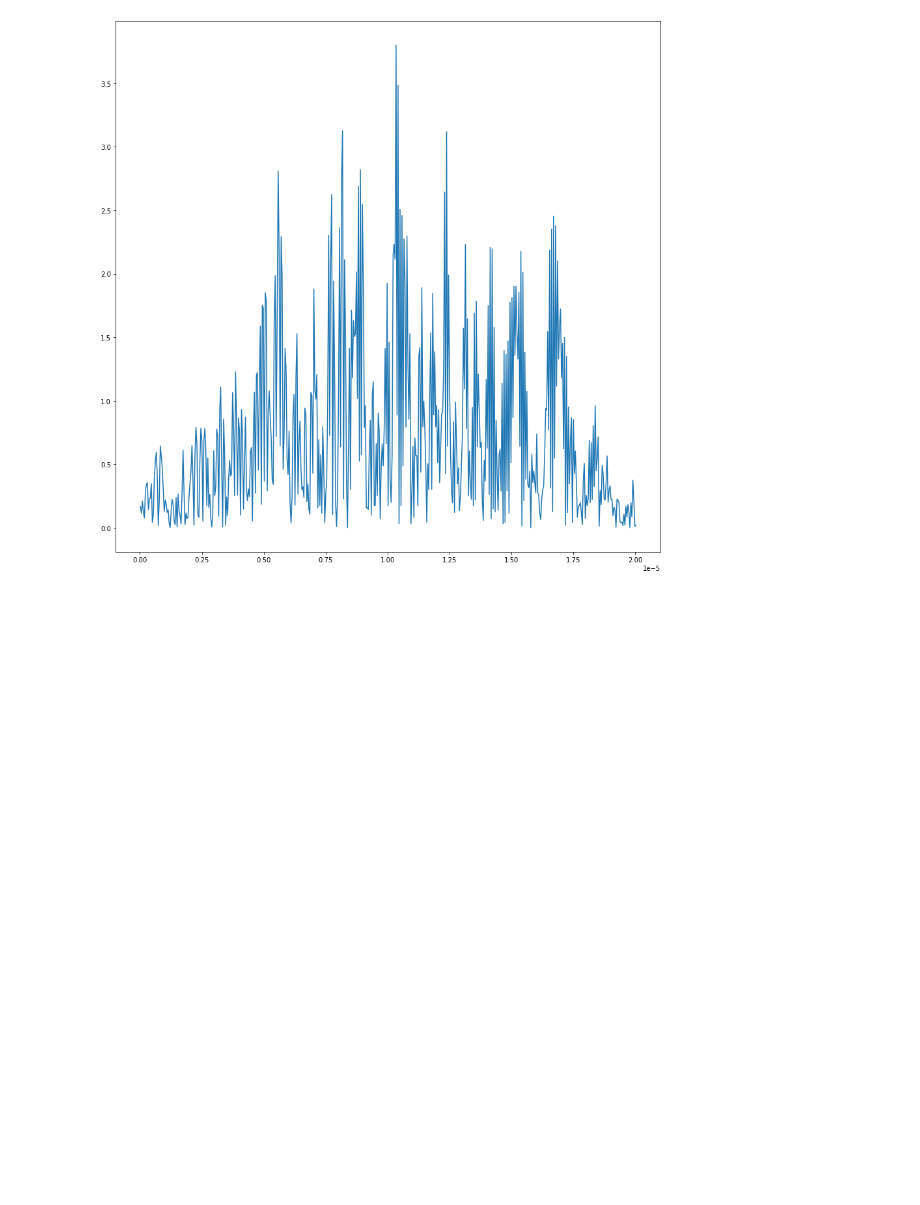
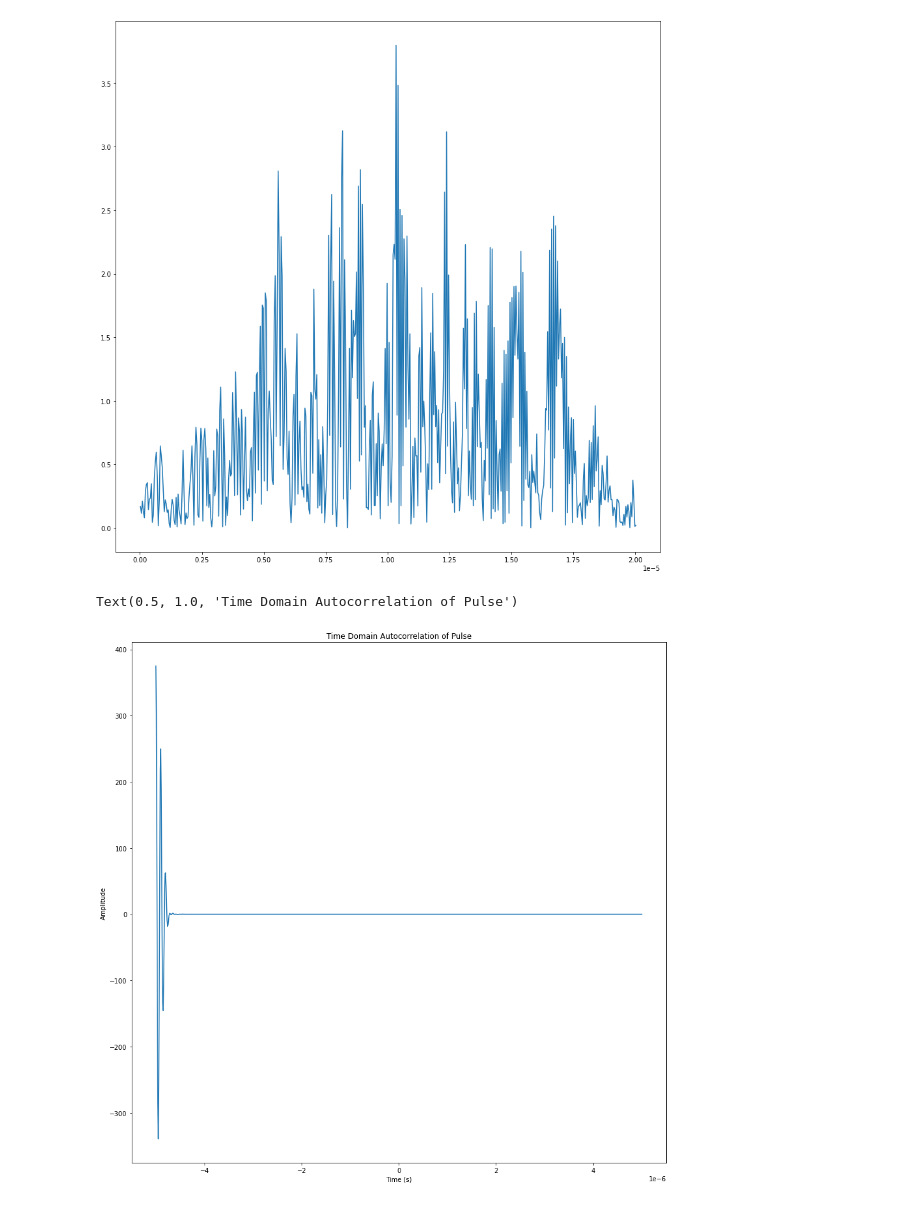
Before and after one commit to CGZoghby/dspstuff, a Jupyter notebook: CombFilter.ipynb, the cells around one changed output. Cells and saved outputs as stored; diff of their text form; code cells hidden in the pictures; blank space fills up the shorter version.

```diff
--- a/CombFilter.ipynb
+++ b/CombFilter.ipynb
@@ -356,3 +356,13 @@ plt.plot(toa,convResp[0])
 # %% [output]
 [<matplotlib.lines.Line2D at 0x...>]
 [figure]
+# %%
+argle = autocorr(raw_sig)
+plt.figure(figsize=(15,15))
+plt.plot(t,argle)
+plt.xlabel("Time (s)")
+plt.ylabel("Amplitude")
+plt.title("Time Domain Autocorrelation of Pulse")
+# %% [output]
+Text(0.5, 1.0, 'Time Domain Autocorrelation of Pulse')
+[figure, added]
```
Also changed, not shown: parts of 3 cells of this notebook.
